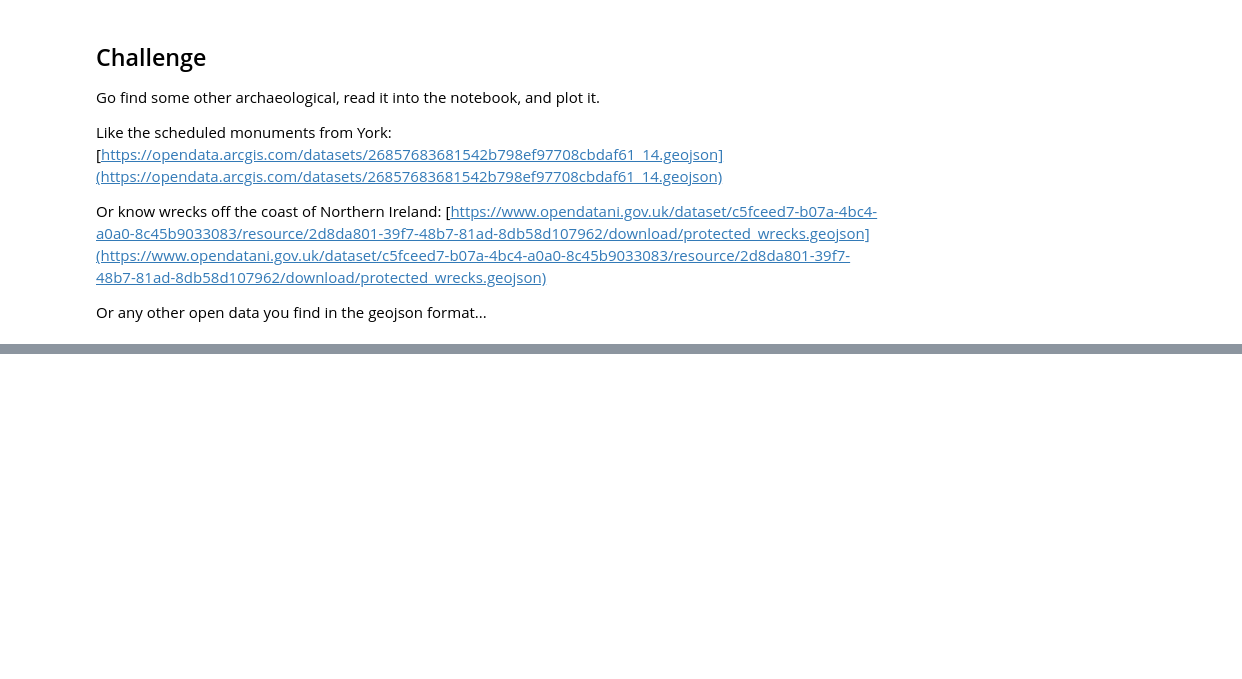
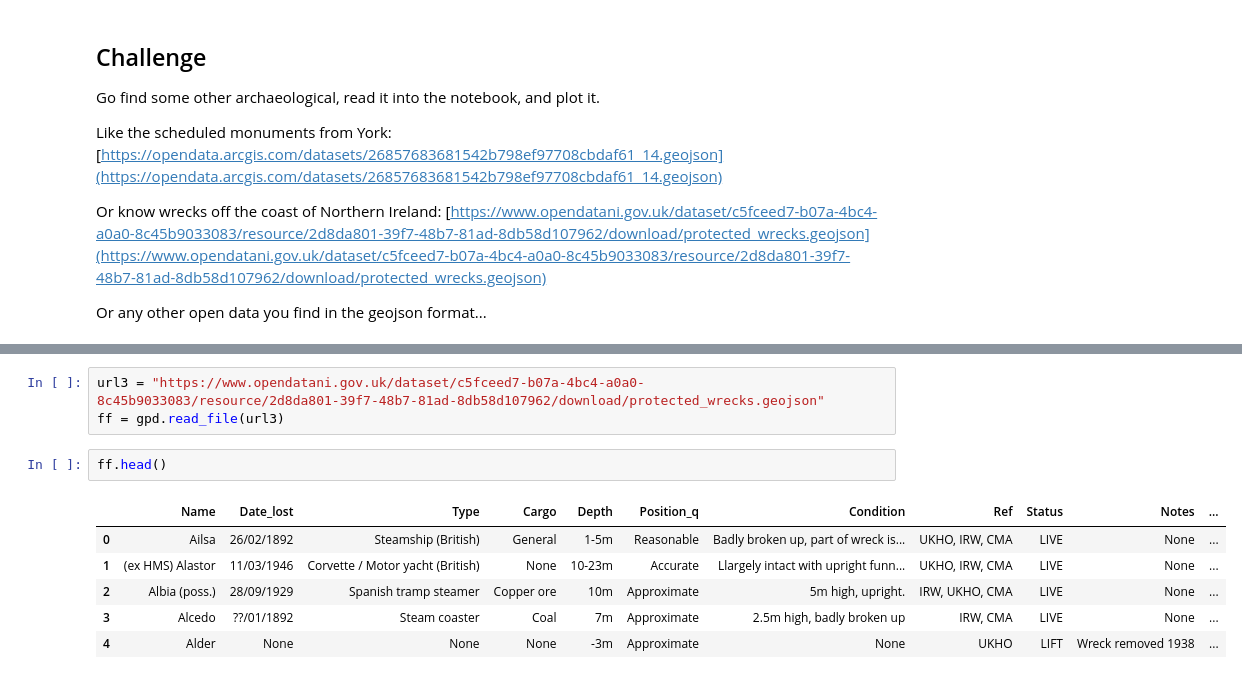
Before and after one commit to Jamie3099/JamieGISWork, a Jupyter notebook: 0_GetDataAndToolsJamie.ipynb, the cells around one changed output, grey strips where cells are left out. Saved outputs shown, nothing was run; the diff lists cells and outputs as text; blank space fills up the shorter version.

```diff
--- a/0_GetDataAndToolsJamie.ipynb
+++ b/0_GetDataAndToolsJamie.ipynb
@@ -106,0 +124,12 @@ Or any other open data you find in the geojson format...
+# %%
+url3 = "https://www.opendatani.gov.uk/dataset/c5fceed7-b07a-4bc4-a0a0-8c45b9033083/resource/2d8da801-39f7-48b7-81ad-8db58d107962/download/protected_wrecks.geojson"
+ff = gpd.read_file(url3)
+# %%
+ff.head()
+# %% [output]
+|  | Name | Date_lost | Type | Cargo | Depth | Position_q | Condition | Ref | Status | Notes | ... |
+| 0 | Ailsa | 26/02/1892 | Steamship (British) | General | 1-5m | Reasonable | Badly broken up, part of wreck is... | UKHO, IRW, CMA | LIVE | None | ... |
+| 1 | (ex HMS) Alastor | 11/03/1946 | Corvette / Motor yacht (British) | None | 10-23m | Accurate | Llargely intact with upright funn... | UKHO, IRW, CMA | LIVE | None | ... |
+| 2 | Albia (poss.) | 28/09/1929 | Spanish tramp steamer | Copper ore | 10m | Approximate | 5m high, upright. | IRW, UKHO, CMA | LIVE | None | ... |
+| 3 | Alcedo | ??/01/1892 | Steam coaster | Coal | 7m | Approximate | 2.5m high, badly broken up | IRW, CMA | LIVE | None | ... |
+| 4 | Alder | None | None | None | -3m | Approximate | None | UKHO | LIFT | Wreck removed 1938 | ... |
```
Also changed, not shown: parts of 9 cells of this notebook.
